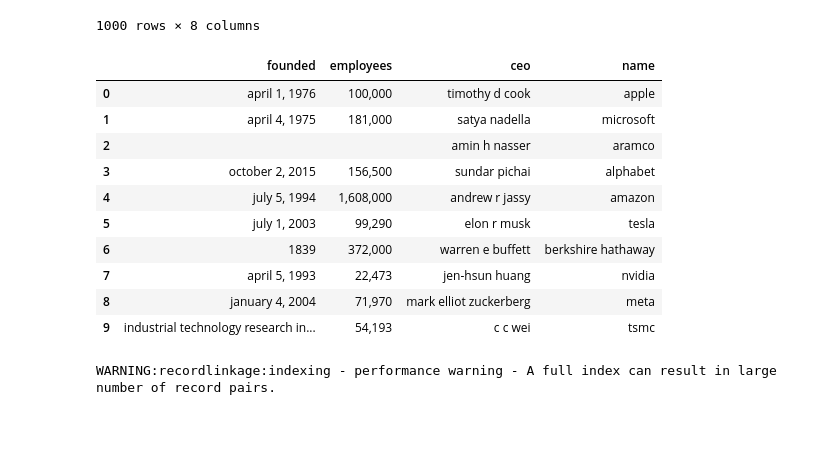
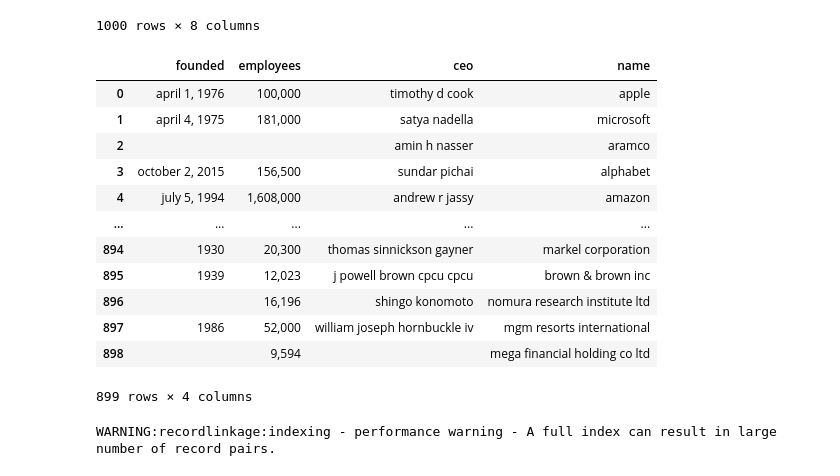
Before and after one commit to Felp4to/EntityResolutionDeDupe, a Jupyter notebook: RecordLinkageDefinitivo.ipynb, the cells around one changed output. Drawn from its saved outputs; the diff is of its cells as text; code cells hidden in the pictures; blank space fills up the shorter version.

```diff
--- a/RecordLinkageDefinitivo.ipynb
+++ b/RecordLinkageDefinitivo.ipynb
@@ -72,19 +72,21 @@ df_l
 1000 rows × 8 columns
 # %%
 df_r = pd.read_json(PATH_DS_R, encoding='utf-8', lines=True, dtype=object)
-df_r.head(10)
+df_r
 # %% [output]
 |  | founded | employees | ceo | name |
 | 0 | april 1, 1976 | 100,000 | timothy d cook | apple |
 | 1 | april 4, 1975 | 181,000 | satya nadella | microsoft |
 | 2 |  |  | amin h nasser | aramco |
 | 3 | october 2, 2015 | 156,500 | sundar pichai | alphabet |
 | 4 | july 5, 1994 | 1,608,000 | andrew r jassy | amazon |
-| 5 | july 1, 2003 | 99,290 | elon r musk | tesla |
-| 6 | 1839 | 372,000 | warren e buffett | berkshire hathaway |
-| 7 | april 5, 1993 | 22,473 | jen-hsun huang | nvidia |
-| 8 | january 4, 2004 | 71,970 | mark elliot zuckerberg | meta |
-| 9 | industrial technology research in... | 54,193 | c c wei | tsmc |
+| ... | ... | ... | ... | ... |
+| 894 | 1930 | 20,300 | thomas sinnickson gayner | markel corporation |
+| 895 | 1939 | 12,023 | j powell brown cpcu cpcu | brown & brown inc |
+| 896 |  | 16,196 | shingo konomoto | nomura research institute ltd |
+| 897 | 1986 | 52,000 | william joseph hornbuckle iv | mgm resorts international |
+| 898 |  | 9,594 |  | mega financial holding co ltd |
+899 rows × 4 columns
 # %%
 features, feature_value = get_features(df_l, df_r)
 pairs = get_pairs(features, feature_value)
```
Also changed, not shown: parts of 12 cells of this notebook, 33 other files.
